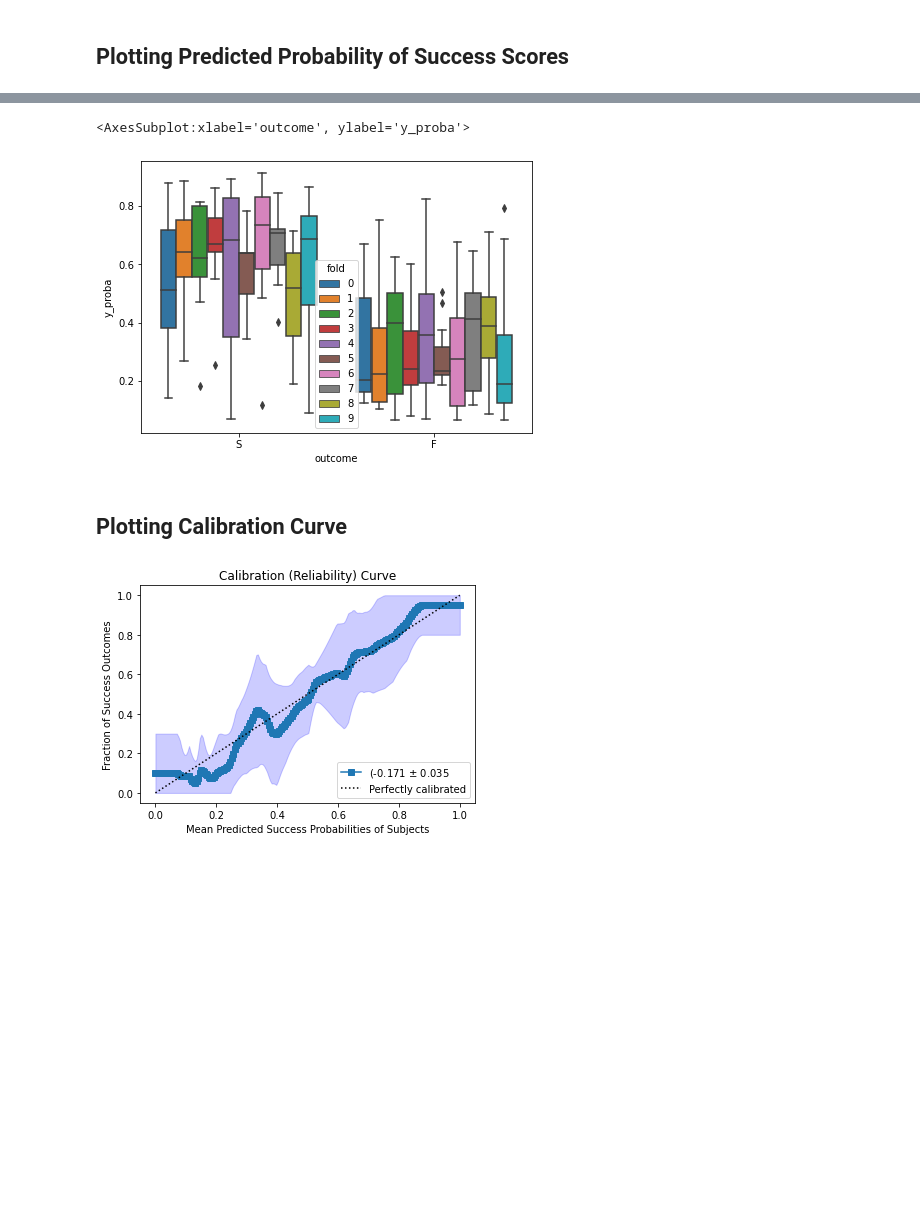
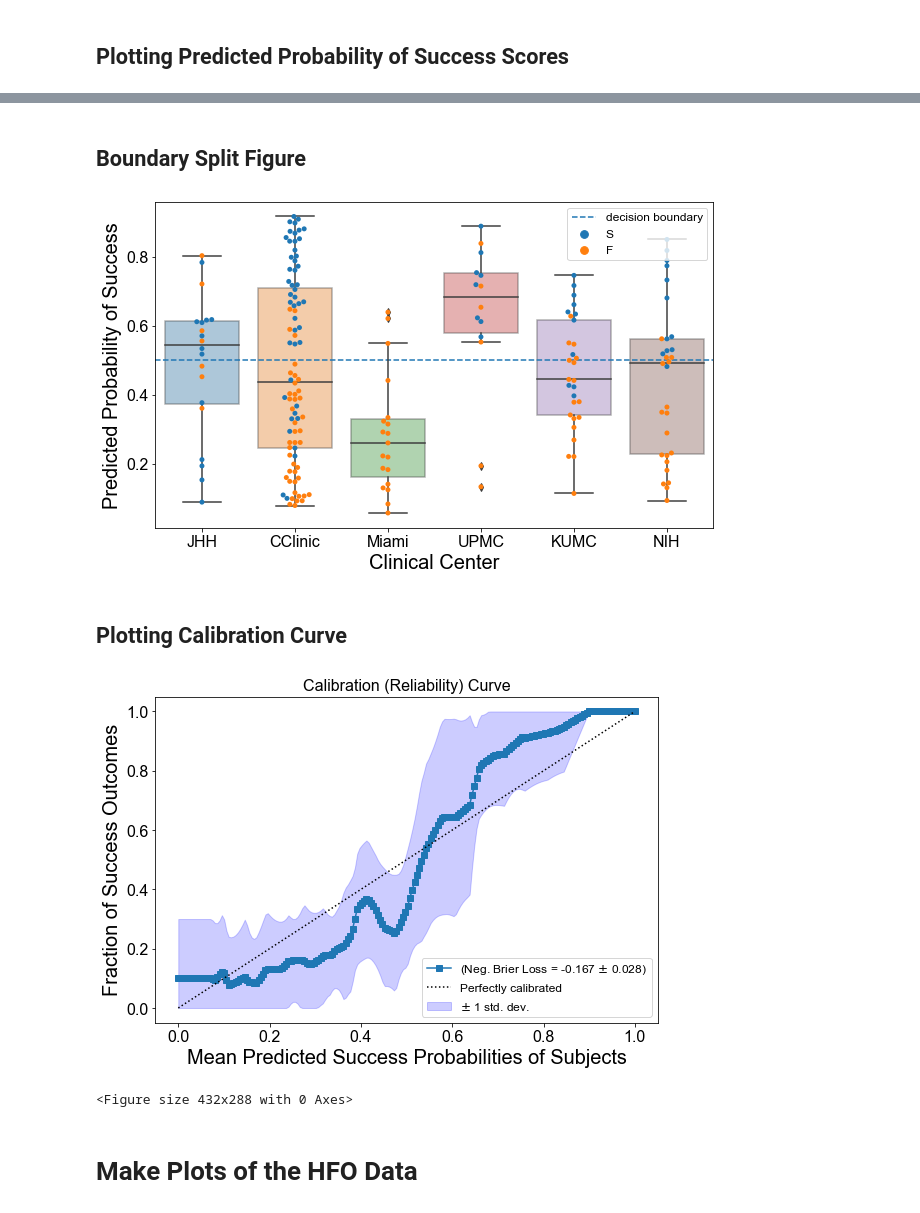
Before and after one commit to adam2392/source-sink-study, a Jupyter notebook: plot_source_sink_validation.ipynb, the cells around one changed output, grey strips where cells are left out. Saved outputs shown, nothing was run; the diff lists cells and outputs as text; code cells hidden in the pictures; blank space fills up the shorter version.

```diff
--- a/plot_source_sink_validation.ipynb
+++ b/plot_source_sink_validation.ipynb
@@ -69,6 +94,6 @@ feature_name = "source_infl"
 # %%
 fname = (
-    deriv_root
+    Path("./data")
     / f"cv{n_splits}_{clf_name}_mtry{max_features}_exp_allfeats_meandiff.json"
 )
 print(fname)
@@ -97 +122,3 @@ with open(fname.with_suffix(".json"), "r") as fp:
+# %%
+scores = ss_scores
 # %%
@@ -205,0 +267,28 @@ display(proba_df.head())
+# %%
+y_probas = []
+subj_list = []
+outcomes = []
+centers = []
+folds = []
+engels = []
+ilaes = []
+
+for idx in range(n_splits):
+    y_pred_proba = scores[f"{which_set}_y_pred_proba"][idx]
+    cv_subjects = scores[f"{which_set}_subjects"][idx]
+    for subject in cv_subjects:
+        outcome = meta_df[meta_df["patient_id"] == subject]["outcome"].values[0]
+        outcomes.append(outcome)
+
+        engel = meta_df[meta_df["patient_id"] == subject]["engel_score"].values[0]
+        engels.append(engel)
+
+        ilae = meta_df[meta_df["patient_id"] == subject]["ilae_score"].values[0]
+        ilaes.append(ilae)
+
+        center = meta_df[meta_df["patient_id"] == subject]["clinical_center"].values[0]
+        centers.append(center)
+
+    y_probas.extend(y_pred_proba)
+    subj_list.extend(cv_subjects)
+    folds.extend([idx] * len(cv_subjects))
@@ -214,10 +367,19 @@ sns.swarmplot(x="outcome", y="y_proba", hue="center", data=proba_df, ax=ax)
+# %% [markdown]
+## Boundary Split Figure
 # %%
-fig, ax = plt.subplots(figsize=(7, 5))
+fig, ax = plt.subplots(figsize=(10, 6))
 # sns.stripplot(x="outcome", y="y_proba", hue="center", data=proba_df, ax=ax)
-sns.boxplot(x="outcome", y="y_proba", hue="fold", data=proba_df, ax=ax)
+ax.axhline([0.5], ls="--", label="decision boundary")
+sns.boxplot(x="center", y="y_proba", data=proba_df, ax=ax, boxprops=dict(alpha=0.4))
+sns.swarmplot(x="center", y="y_proba", hue="outcome", data=proba_df, ax=ax)
+ax.set(
+    ylabel="Predicted Probability of Success",
+    xlabel="Clinical Center",
+)
+ax.legend(fontsize=12)
+plt.savefig("./ss_boundary_split_center.pdf")
 # %% [output]
-<AxesSubplot:xlabel='outcome', ylabel='y_proba'>
-[figure, old version]
+[figure, new version]
 # %% [markdown]
 ## Plotting Calibration Curve
 # %%
@@ -227,7 +389,7 @@ std_brier = np.std(scores["test_neg_brier_score"])
 frac_pred_vals = []
 mean_pred_values = np.linspace(0, 1.0, 200)
 
-fig, ax = plt.subplots()
+fig, ax = plt.subplots(figsize=(9, 6))
 color = "blue"
 for idx in range(n_splits):
     y_pred_proba = scores[f"{which_set}_y_pred_proba"][idx]
@@ -248,34 +410,39 @@ for idx in range(n_splits):
 mean_frac_pred_values = np.mean(frac_pred_vals, axis=0)
 ax.plot(
     mean_pred_values,
     mean_frac_pred_values,
     "s-",
-    label=rf"({np.round(mean_brier,3)} $\pm$ {np.round(std_brier, 3)}",
+    label=rf"(Neg. Brier Loss = {np.round(mean_brier,3)} $\pm$ {np.round(std_brier, 3)})",
 )
 
 # get upper and lower bound for tpr
 std_fpv = np.std(frac_pred_vals, axis=0)
 tprs_upper = np.minimum(mean_frac_pred_values + std_fpv, 1)
 tprs_lower = np.maximum(mean_frac_pred_values - std_fpv, 0)
 ax.fill_between(
     mean_pred_values,
     tprs_lower,
     tprs_upper,
     color=color,
     alpha=0.2,
-    # label=r"$\pm$ 1 std. dev.",
+    label=r"$\pm$ 1 std. dev.",
 )
 ax.plot([0, 1], [0, 1], "k:", label="Perfectly calibrated")
 
 
 ax.set(
     ylabel="Fraction of Success Outcomes",
     ylim=[-0.05, 1.05],
     xlabel="Mean Predicted Success Probabilities of Subjects",
     title="Calibration (Reliability) Curve",
 )
 
-ax.legend(loc="lower right")
+ax.legend(loc="lower right", fontsize=12)
 plt.show()
+
+plt.savefig("./ss_calibration_curve.pdf")
 # %% [output]
-[figure, old version]
+[figure, new version]
+<Figure size 432x288 with 0 Axes>
+# %% [markdown]
+# Make Plots of the HFO Data
```
Also changed, not shown: parts of 68 cells of this notebook, 18 other files.
